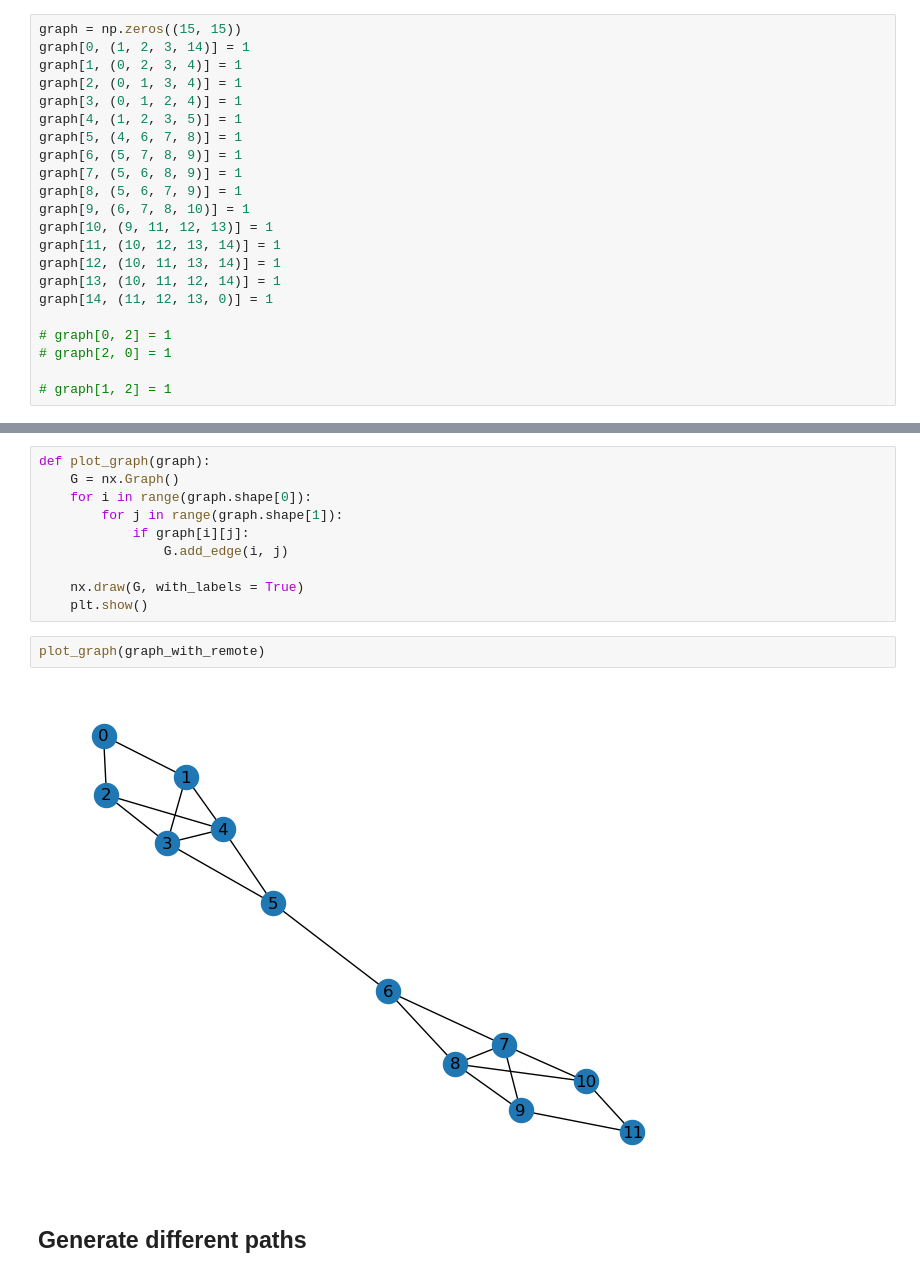
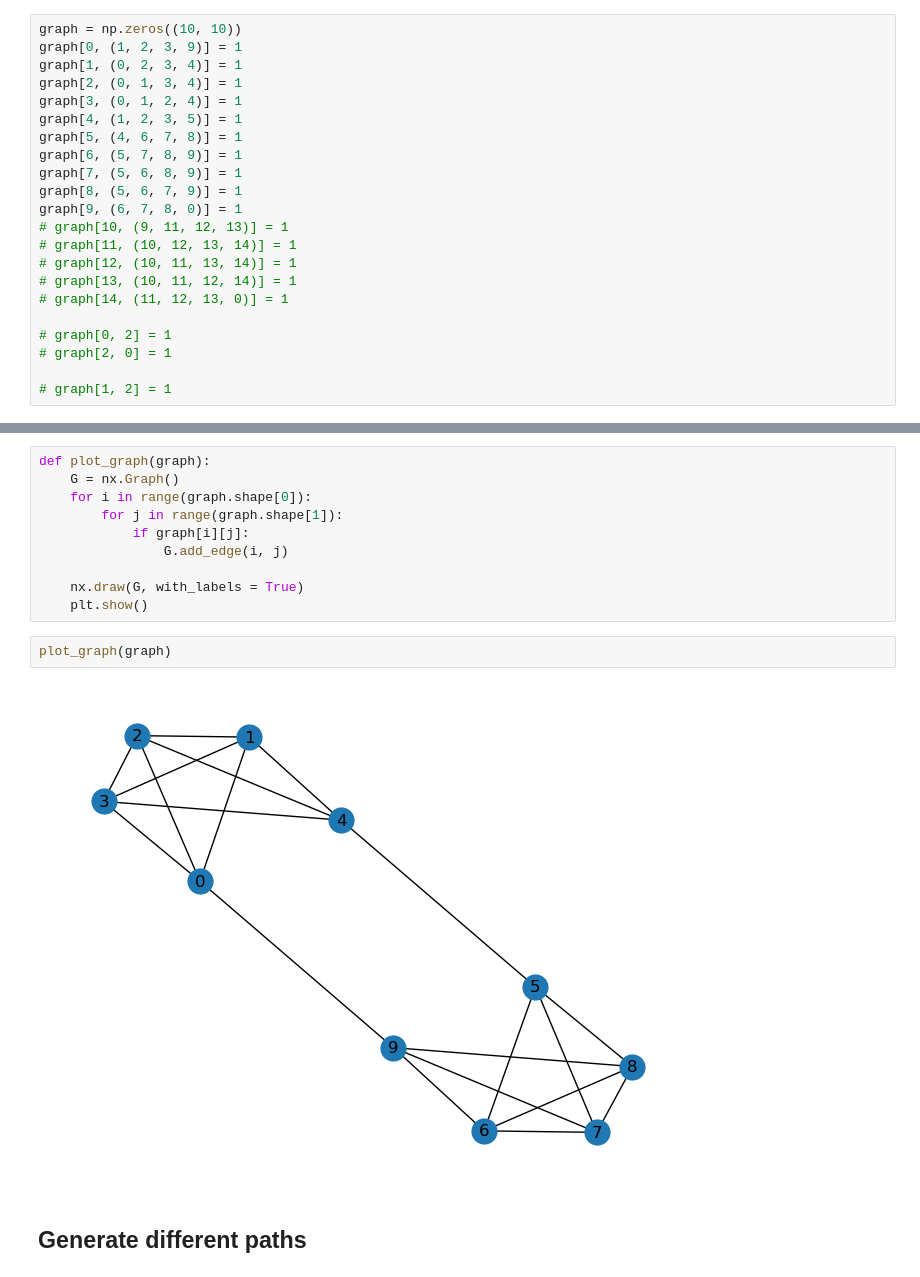
Before and after one commit to tejas-savalia/event-boundaries, a Jupyter notebook: simulations/categorization_simulation.ipynb, the cells around one changed output, grey strips where cells are left out. Cells and saved outputs as stored; diff of their text form.

```diff
--- a/simulations/categorization_simulation.ipynb
+++ b/simulations/categorization_simulation.ipynb
@@ -17,8 +17,8 @@ import scipy
 # %% [markdown]
 ## Matrix of Transitions
 # %%
-graph = np.zeros((15, 15))
-graph[0, (1, 2, 3, 14)] = 1
+graph = np.zeros((10, 10))
+graph[0, (1, 2, 3, 9)] = 1
 graph[1, (0, 2, 3, 4)] = 1
 graph[2, (0, 1, 3, 4)] = 1
 graph[3, (0, 1, 2, 4)] = 1
@@ -27,12 +27,12 @@ graph[5, (4, 6, 7, 8)] = 1
 graph[6, (5, 7, 8, 9)] = 1
 graph[7, (5, 6, 8, 9)] = 1
 graph[8, (5, 6, 7, 9)] = 1
-graph[9, (6, 7, 8, 10)] = 1
-graph[10, (9, 11, 12, 13)] = 1
-graph[11, (10, 12, 13, 14)] = 1
-graph[12, (10, 11, 13, 14)] = 1
-graph[13, (10, 11, 12, 14)] = 1
-graph[14, (11, 12, 13, 0)] = 1
+graph[9, (6, 7, 8, 0)] = 1
+# graph[10, (9, 11, 12, 13)] = 1
+# graph[11, (10, 12, 13, 14)] = 1
+# graph[12, (10, 11, 13, 14)] = 1
+# graph[13, (10, 11, 12, 14)] = 1
+# graph[14, (11, 12, 13, 0)] = 1
 
 # graph[0, 2] = 1
 # graph[2, 0] = 1
@@ -82,9 +92,9 @@ def plot_graph(graph):
     nx.draw(G, with_labels = True)
     plt.show()
 # %%
-plot_graph(graph_with_remote)
+plot_graph(graph)
 # %% [output]
-[figure, old version]
+[figure, new version]
 # %% [markdown]
 ## Generate different paths
 # %%
```
Also changed, not shown: parts of 2 cells of this notebook, 1 other file.
